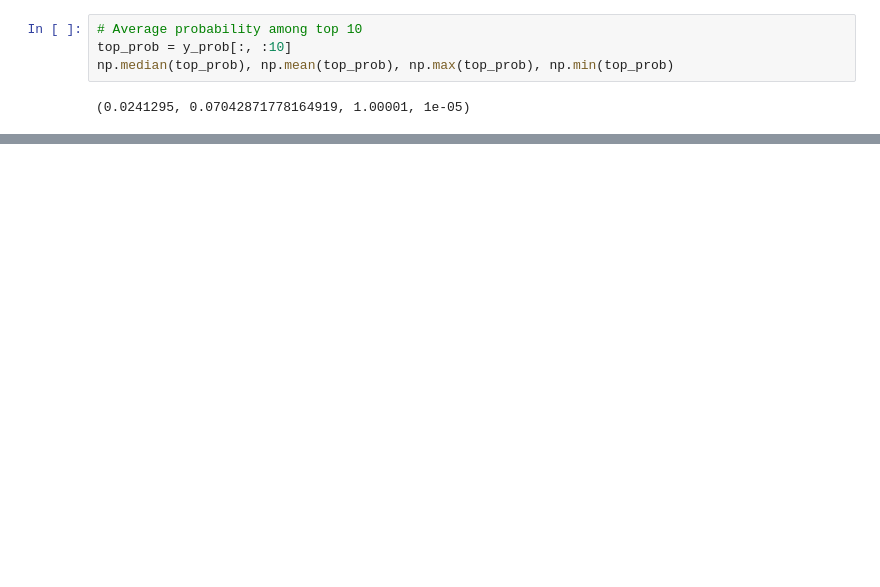
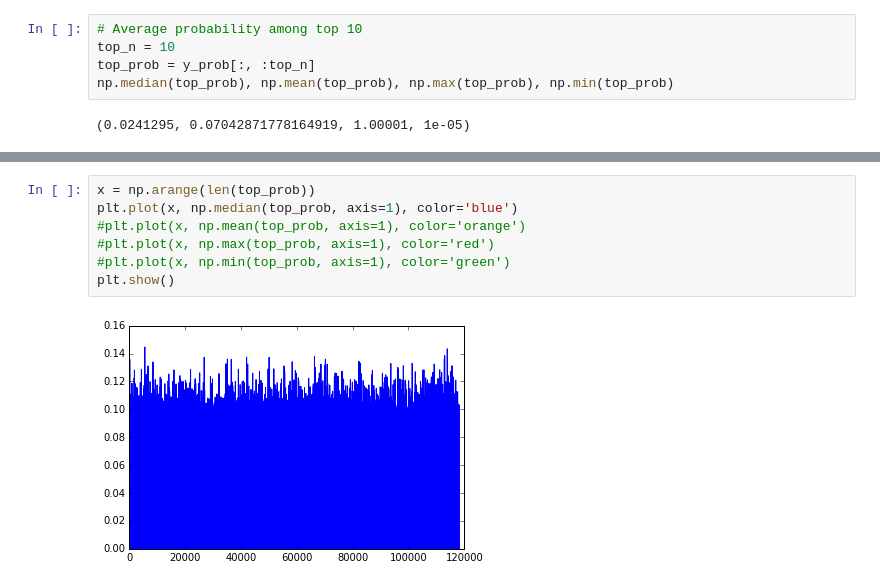
Before and after one commit to GittiHab/kb-completion, a Jupyter notebook: pl-1.0-threshold-optimization.ipynb, the cells around one changed output, grey strips where cells are left out. Drawn from its saved outputs; the diff is of its cells as text; blank space fills up the shorter version.

```diff
--- a/pl-1.0-threshold-optimization.ipynb
+++ b/pl-1.0-threshold-optimization.ipynb
@@ -144,7 +159,8 @@ plt.ylabel("Precision")
 # 2. Find nodes that never have an edge of some type
 # %%
 # Average probability among top 10
-top_prob = y_prob[:, :10]
+top_n = 10
+top_prob = y_prob[:, :top_n]
 np.median(top_prob), np.mean(top_prob), np.max(top_prob), np.min(top_prob)
 # %% [output]
 (0.0241295, 0.07042871778164919, 1.00001, 1e-05)
@@ -159,0 +180,9 @@ plt.show()
+# %%
+x = np.arange(len(top_prob))
+plt.plot(x, np.median(top_prob, axis=1), color='blue')
+#plt.plot(x, np.mean(top_prob, axis=1), color='orange')
+#plt.plot(x, np.max(top_prob, axis=1), color='red')
+#plt.plot(x, np.min(top_prob, axis=1), color='green')
+plt.show()
+# %% [output]
+[figure, added]
```
Also changed, not shown: parts of 6 cells of this notebook.
